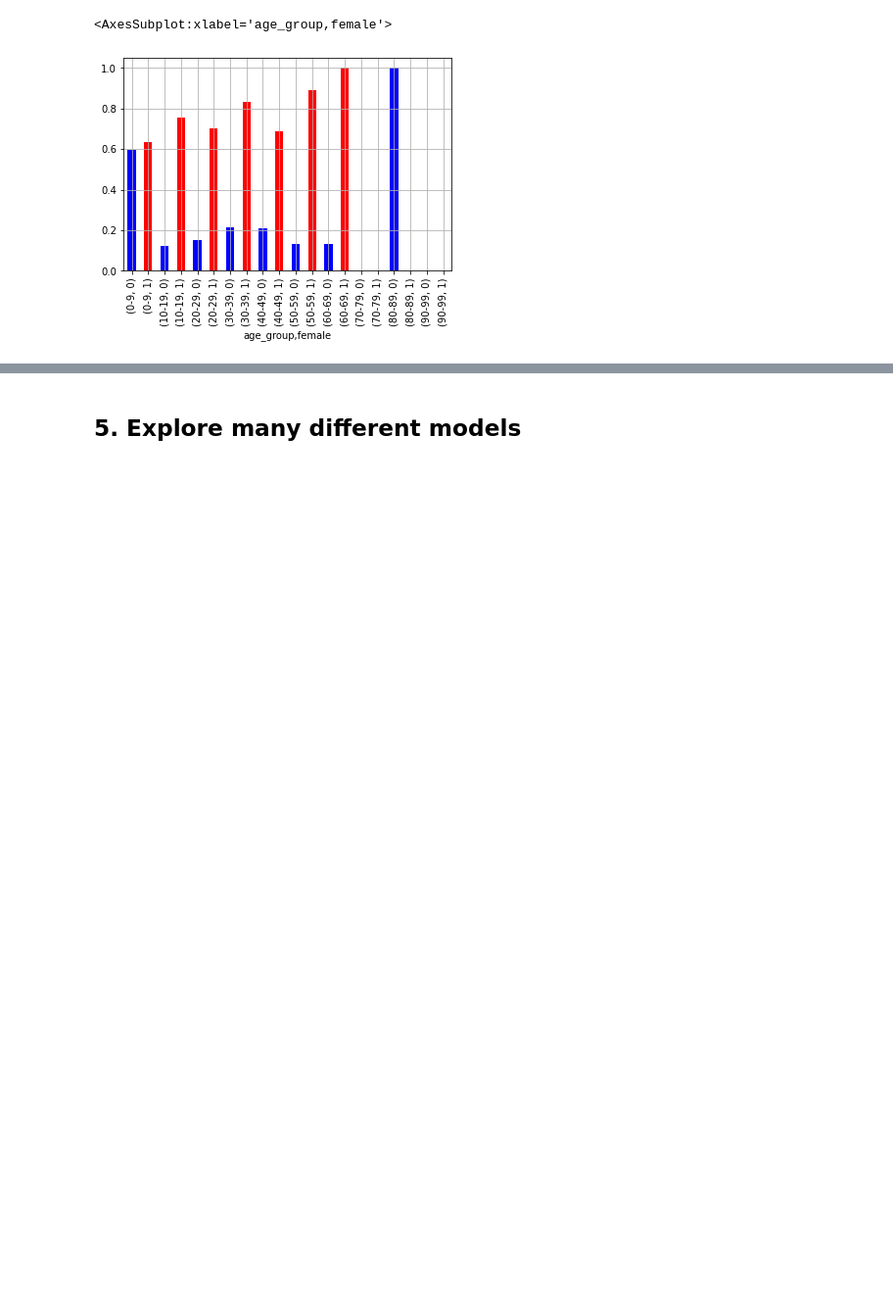
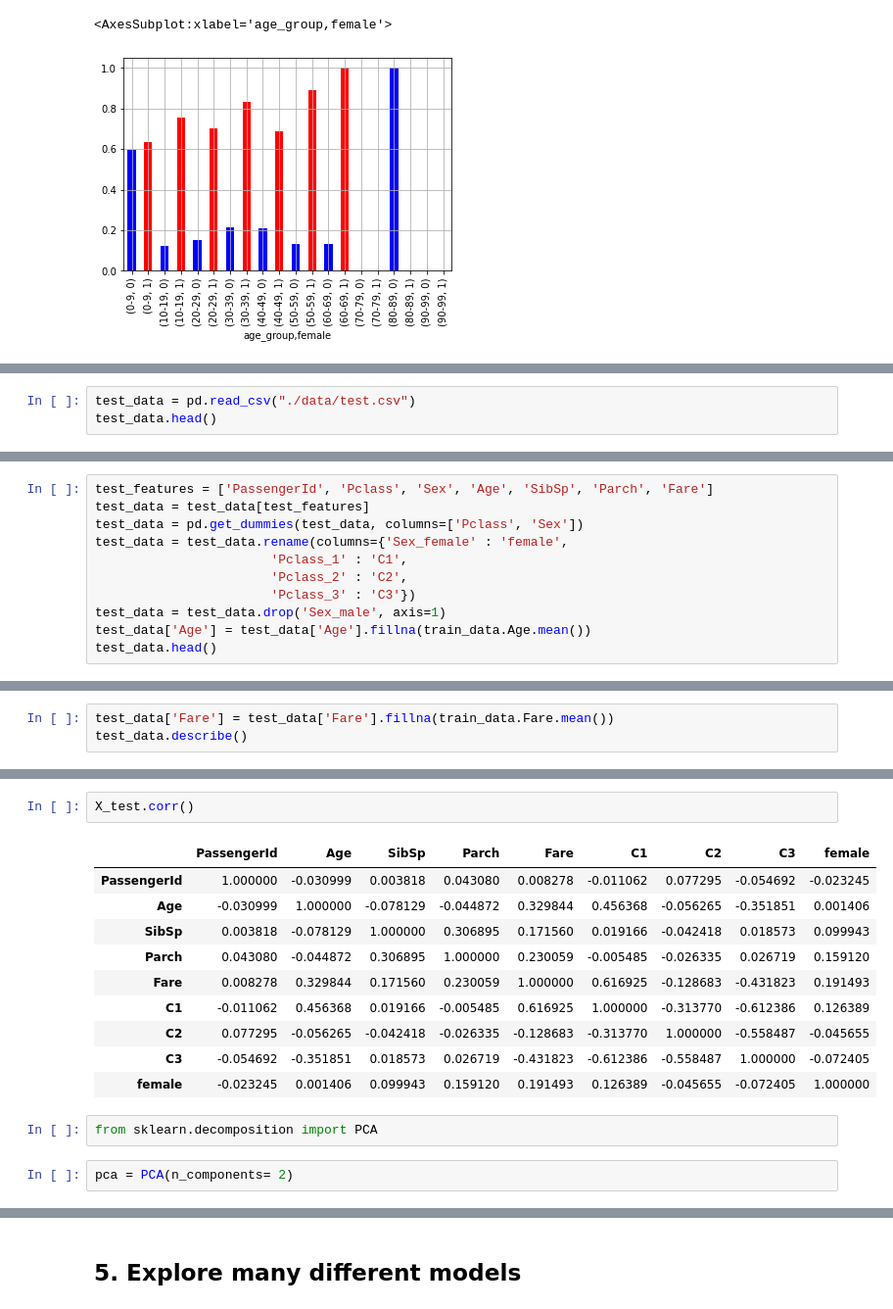
Before and after one commit to Starluxe/KaggleExercises, a Jupyter notebook: Getting Started with Titanic.ipynb, the cells around one changed output, grey strips where cells are left out. Shown at 98% size. Cells and saved outputs as stored; diff of their text form; blank space fills up the shorter version.

```diff
--- a/Getting Started with Titanic.ipynb
+++ b/Getting Started with Titanic.ipynb
@@ -398,0 +409,3 @@ train_data.groupby(['age_group', 'female']).Survived.mean().plot.bar(grid=True,
+# %%
+test_data = pd.read_csv("./data/test.csv")
+test_data.head()
@@ -398,0 +419,11 @@ train_data.groupby(['age_group', 'female']).Survived.mean().plot.bar(grid=True,
+# %%
+test_features = ['PassengerId', 'Pclass', 'Sex', 'Age', 'SibSp', 'Parch', 'Fare']
+test_data = test_data[test_features]
+test_data = pd.get_dummies(test_data, columns=['Pclass', 'Sex'])
+test_data = test_data.rename(columns={'Sex_female' : 'female',
+                       'Pclass_1' : 'C1',
+                       'Pclass_2' : 'C2',
+                       'Pclass_3' : 'C3'})
+test_data = test_data.drop('Sex_male', axis=1)
+test_data['Age'] = test_data['Age'].fillna(train_data.Age.mean())
+test_data.head()
@@ -398,0 +456,3 @@ train_data.groupby(['age_group', 'female']).Survived.mean().plot.bar(grid=True,
+# %%
+test_data['Fare'] = test_data['Fare'].fillna(train_data.Fare.mean())
+test_data.describe()
@@ -398,0 +499,17 @@ train_data.groupby(['age_group', 'female']).Survived.mean().plot.bar(grid=True,
+# %%
+X_test.corr()
+# %% [output]
+|  | PassengerId | Age | SibSp | Parch | Fare | C1 | C2 | C3 | female |
+| PassengerId | 1.000000 | -0.030999 | 0.003818 | 0.043080 | 0.008278 | -0.011062 | 0.077295 | -0.054692 | -0.023245 |
+| Age | -0.030999 | 1.000000 | -0.078129 | -0.044872 | 0.329844 | 0.456368 | -0.056265 | -0.351851 | 0.001406 |
+| SibSp | 0.003818 | -0.078129 | 1.000000 | 0.306895 | 0.171560 | 0.019166 | -0.042418 | 0.018573 | 0.099943 |
+| Parch | 0.043080 | -0.044872 | 0.306895 | 1.000000 | 0.230059 | -0.005485 | -0.026335 | 0.026719 | 0.159120 |
+| Fare | 0.008278 | 0.329844 | 0.171560 | 0.230059 | 1.000000 | 0.616925 | -0.128683 | -0.431823 | 0.191493 |
+| C1 | -0.011062 | 0.456368 | 0.019166 | -0.005485 | 0.616925 | 1.000000 | -0.313770 | -0.612386 | 0.126389 |
+| C2 | 0.077295 | -0.056265 | -0.042418 | -0.026335 | -0.128683 | -0.313770 | 1.000000 | -0.558487 | -0.045655 |
+| C3 | -0.054692 | -0.351851 | 0.018573 | 0.026719 | -0.431823 | -0.612386 | -0.558487 | 1.000000 | -0.072405 |
+| female | -0.023245 | 0.001406 | 0.099943 | 0.159120 | 0.191493 | 0.126389 | -0.045655 | -0.072405 | 1.000000 |
+# %%
+from sklearn.decomposition import PCA
+# %%
+pca = PCA(n_components= 2)
```
Also changed, not shown: parts of 124 cells of this notebook, 1 other file.
